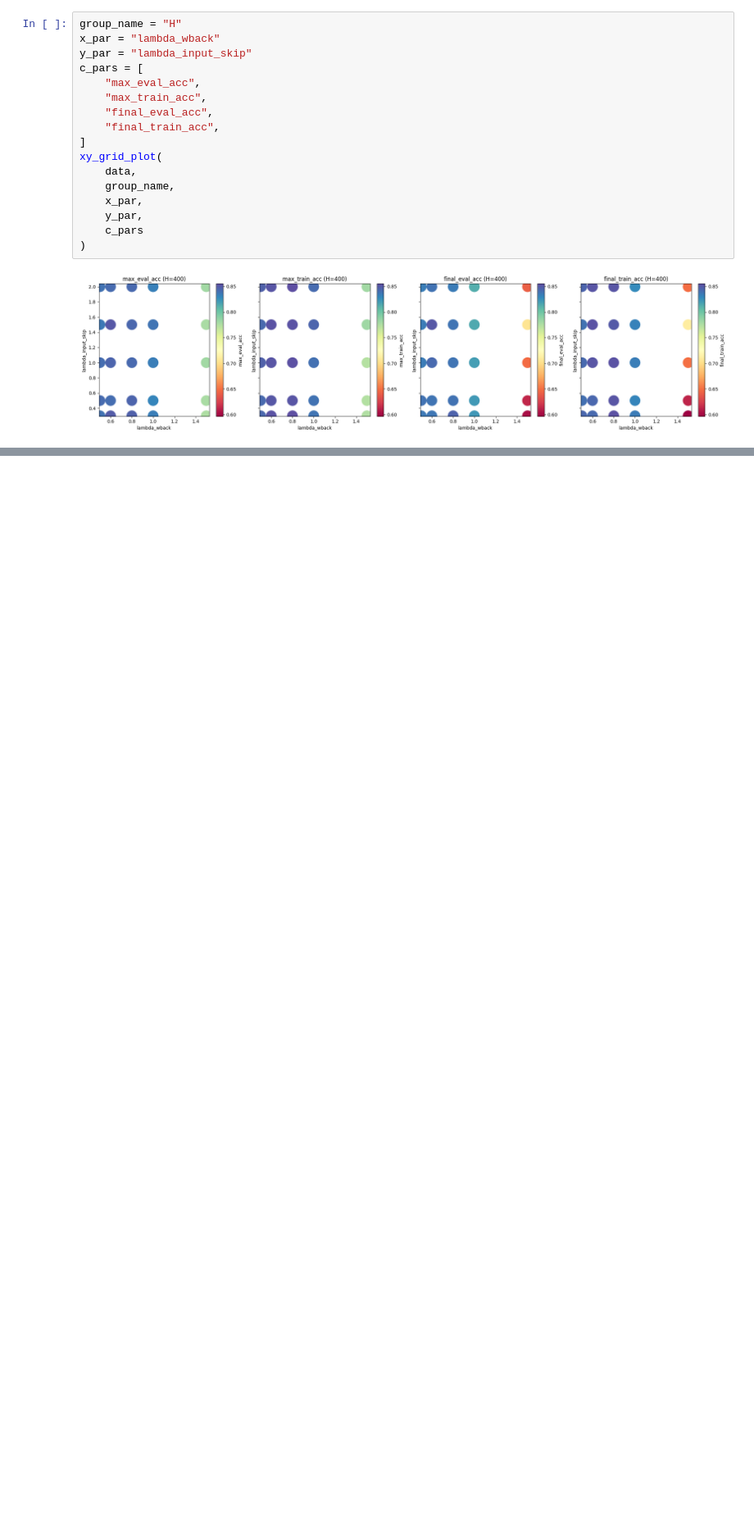
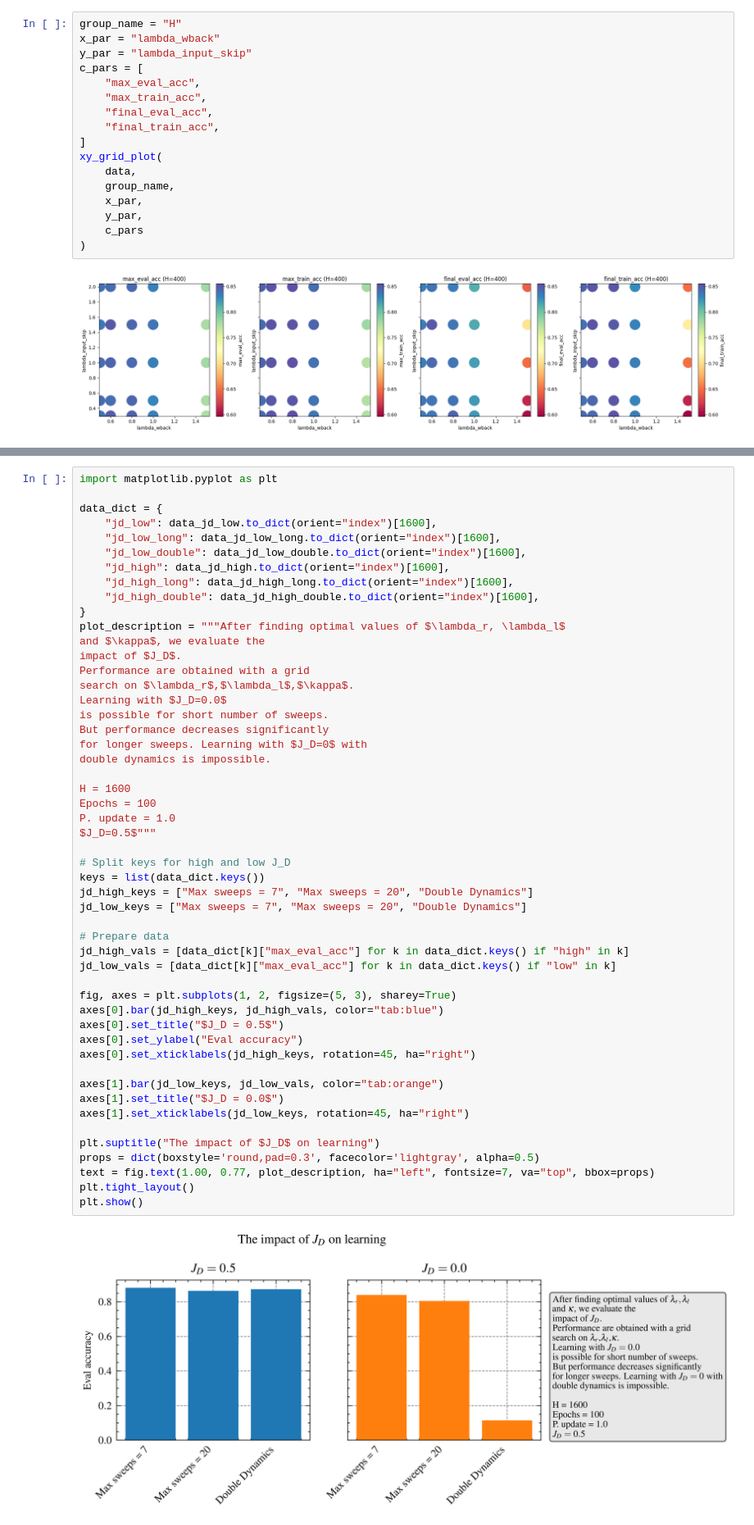
Before and after one commit to mattia-scardecchia/Biological-Learning, a Jupyter notebook: notebooks/analyse_multiple_grid_search.ipynb, the cells around one changed output, grey strips where cells are left out. Shown at 82% size. Saved outputs shown, nothing was run; the diff lists cells and outputs as text; blank space fills up the shorter version.

```diff
--- a/notebooks/analyse_multiple_grid_search.ipynb
+++ b/notebooks/analyse_multiple_grid_search.ipynb
@@ -258,0 +772,53 @@ xy_grid_plot(
+# %%
+import matplotlib.pyplot as plt
+
+data_dict = {
+    "jd_low": data_jd_low.to_dict(orient="index")[1600],
+    "jd_low_long": data_jd_low_long.to_dict(orient="index")[1600],
+    "jd_low_double": data_jd_low_double.to_dict(orient="index")[1600],
+    "jd_high": data_jd_high.to_dict(orient="index")[1600],
+    "jd_high_long": data_jd_high_long.to_dict(orient="index")[1600],
+    "jd_high_double": data_jd_high_double.to_dict(orient="index")[1600],
+}
+plot_description = """After finding optimal values of $\lambda_r, \lambda_l$
+and $\kappa$, we evaluate the
+impact of $J_D$.
+Performance are obtained with a grid
+search on $\lambda_r$,$\lambda_l$,$\kappa$.
+Learning with $J_D=0.0$
+is possible for short number of sweeps.
+But performance decreases significantly
+for longer sweeps. Learning with $J_D=0$ with
+double dynamics is impossible.
+
+H = 1600
+Epochs = 100
+P. update = 1.0
+$J_D=0.5$"""
+
+# Split keys for high and low J_D
+keys = list(data_dict.keys())
+jd_high_keys = ["Max sweeps = 7", "Max sweeps = 20", "Double Dynamics"]
+jd_low_keys = ["Max sweeps = 7", "Max sweeps = 20", "Double Dynamics"]
+
+# Prepare data
+jd_high_vals = [data_dict[k]["max_eval_acc"] for k in data_dict.keys() if "high" in k]
+jd_low_vals = [data_dict[k]["max_eval_acc"] for k in data_dict.keys() if "low" in k]
+
+fig, axes = plt.subplots(1, 2, figsize=(5, 3), sharey=True)
+axes[0].bar(jd_high_keys, jd_high_vals, color="tab:blue")
+axes[0].set_title("$J_D = 0.5$")
+axes[0].set_ylabel("Eval accuracy")
+axes[0].set_xticklabels(jd_high_keys, rotation=45, ha="right")
+
+axes[1].bar(jd_low_keys, jd_low_vals, color="tab:orange")
+axes[1].set_title("$J_D = 0.0$")
+axes[1].set_xticklabels(jd_low_keys, rotation=45, ha="right")
+
+plt.suptitle("The impact of $J_D$ on learning")
+props = dict(boxstyle='round,pad=0.3', facecolor='lightgray', alpha=0.5)
+text = fig.text(1.00, 0.77, plot_description, ha="left", fontsize=7, va="top", bbox=props)
+plt.tight_layout()
+plt.show()
+# %% [output]
+[figure, added]
```
Also changed, not shown: parts of 9 cells of this notebook.
